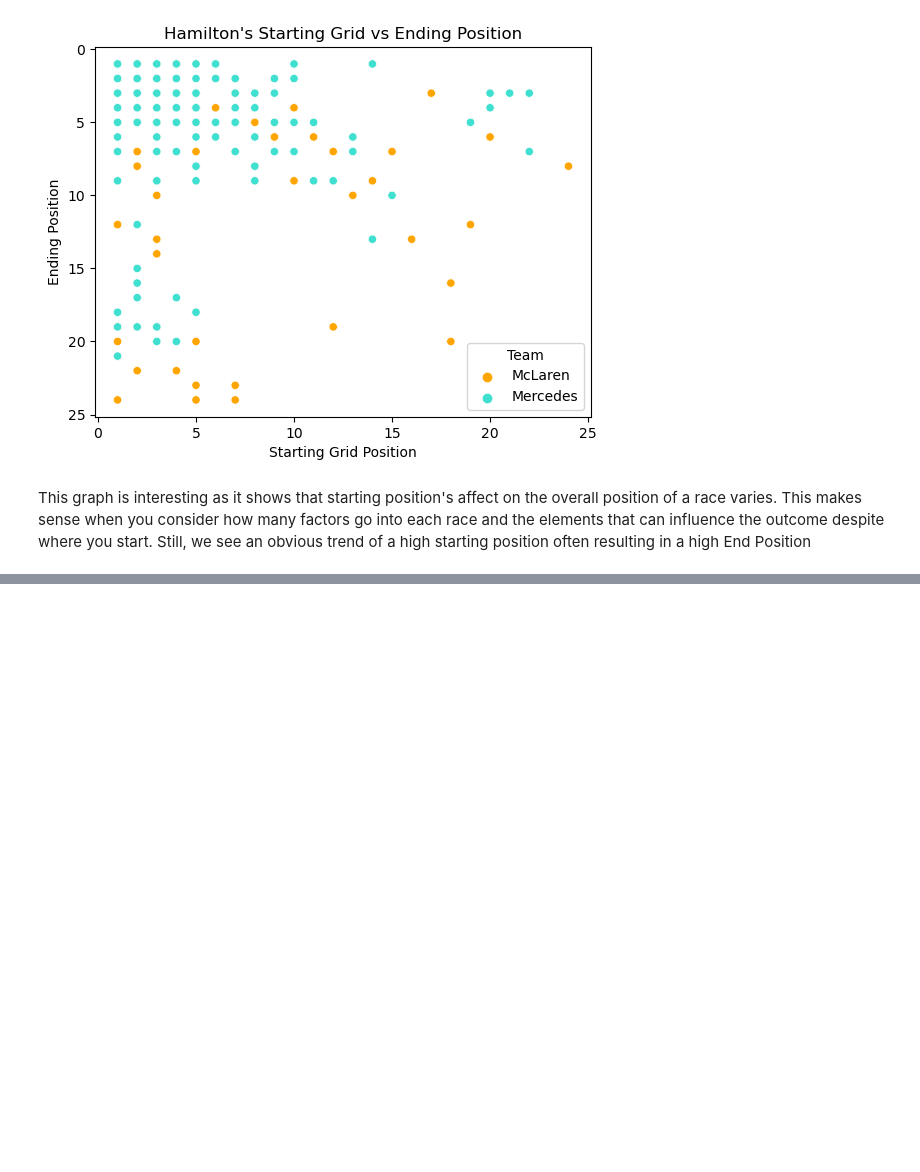
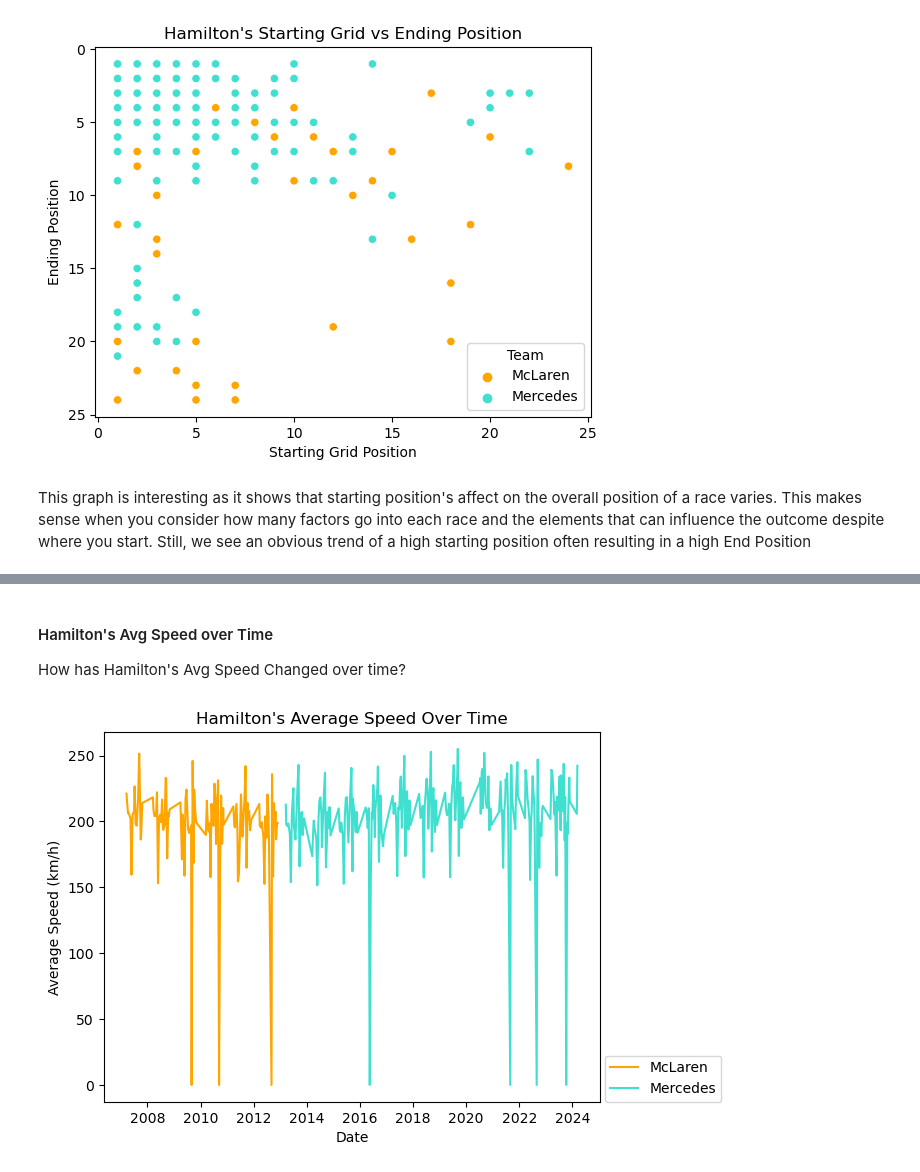
Before and after one commit to jessahal/data-scraping, a Jupyter notebook: f1-test.ipynb, the cells around one changed output, grey strips where cells are left out. Cells and saved outputs as stored; diff of their text form; code cells hidden in the pictures; blank space fills up the shorter version.

```diff
--- a/f1-test.ipynb
+++ b/f1-test.ipynb
@@ -88,0 +97,12 @@ sns.histplot(data = ham_df, x = "")
+# %% [markdown]
+#### Hamilton's Avg Speed over Time
+How has Hamilton's Avg Speed Changed over time?
+# %%
+sns.lineplot(data=ham_df, x="Date", y='Avg Speed', hue="Team", palette=team_cols)
+plt.title("Hamilton's Average Speed Over Time")
+plt.ylabel("Average Speed (km/h)")
+plt.legend(loc = (1.01, 0));
+
+plt.savefig("Hamilton_avg_speed.png")
+# %% [output]
+[figure, added]
```
Also changed, not shown: parts of 5 cells of this notebook, 4 other files.
